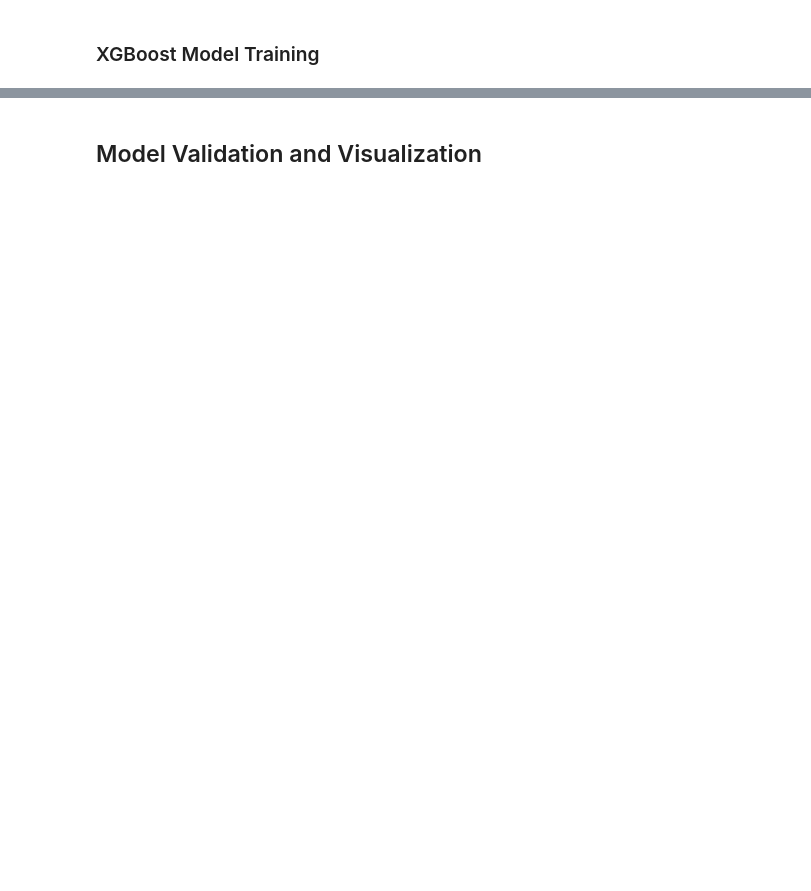
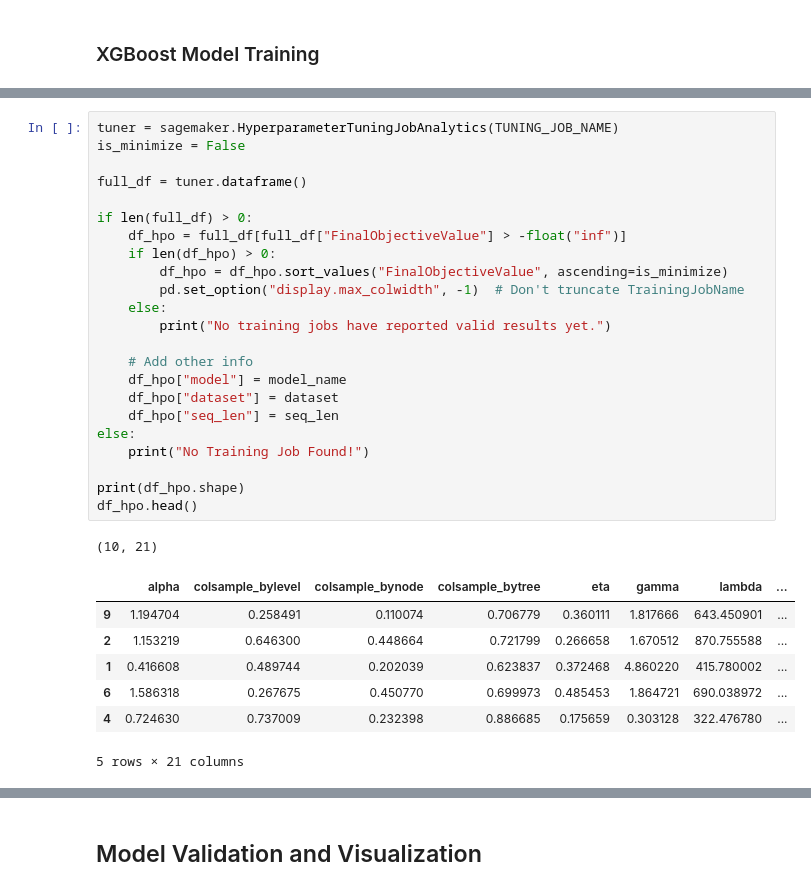
Before and after one commit to Weilin37/CMSAI_Research, a Jupyter notebook: model/toy_simple/02_3_synthetic_xgb_training_shap.ipynb, the cells around one changed output, grey strips where cells are left out. Cells and saved outputs as stored; diff of their text form; blank space fills up the shorter version.

Commit message:
Finalized xgb training with shap

```diff
--- a/model/toy_simple/02_3_synthetic_xgb_training_shap.ipynb
+++ b/model/toy_simple/02_3_synthetic_xgb_training_shap.ipynb
@@ -342,0 +317,32 @@ ALL SUCCESS!
+# %%
+tuner = sagemaker.HyperparameterTuningJobAnalytics(TUNING_JOB_NAME)
+is_minimize = False
+
+full_df = tuner.dataframe()
+
+if len(full_df) > 0:
+    df_hpo = full_df[full_df["FinalObjectiveValue"] > -float("inf")]
+    if len(df_hpo) > 0:
+        df_hpo = df_hpo.sort_values("FinalObjectiveValue", ascending=is_minimize)
+        pd.set_option("display.max_colwidth", -1)  # Don't truncate TrainingJobName
+    else:
+        print("No training jobs have reported valid results yet.")
+
+    # Add other info
+    df_hpo["model"] = model_name
+    df_hpo["dataset"] = dataset
+    df_hpo["seq_len"] = seq_len
+else:
+    print("No Training Job Found!")
+
+print(df_hpo.shape)
+df_hpo.head()
+# %% [output]
+(10, 21)
+|  | alpha | colsample_bylevel | colsample_bynode | colsample_bytree | eta | gamma | lambda | ... |
+| 9 | 1.194704 | 0.258491 | 0.110074 | 0.706779 | 0.360111 | 1.817666 | 643.450901 | ... |
+| 2 | 1.153219 | 0.646300 | 0.448664 | 0.721799 | 0.266658 | 1.670512 | 870.755588 | ... |
+| 1 | 0.416608 | 0.489744 | 0.202039 | 0.623837 | 0.372468 | 4.860220 | 415.780002 | ... |
+| 6 | 1.586318 | 0.267675 | 0.450770 | 0.699973 | 0.485453 | 1.864721 | 690.038972 | ... |
+| 4 | 0.724630 | 0.737009 | 0.232398 | 0.886685 | 0.175659 | 0.303128 | 322.476780 | ... |
+5 rows × 21 columns
```
Also changed, not shown: parts of 21 cells of this notebook.
